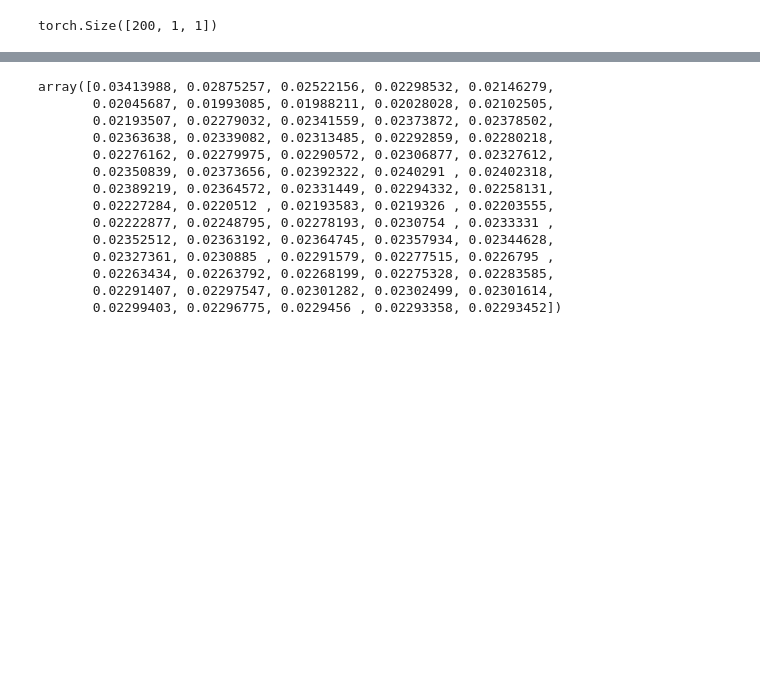
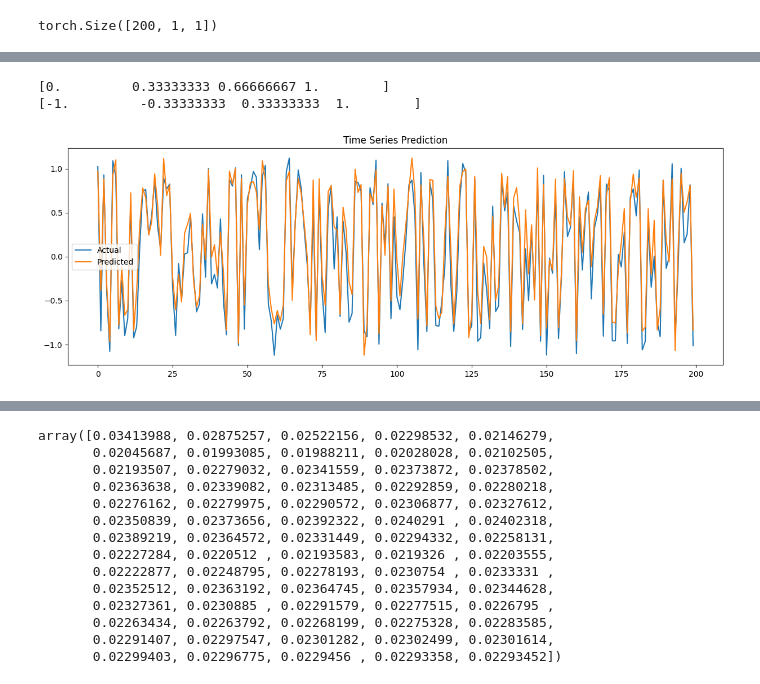
Before and after one commit to lokesMCI/QSAN_with_LSTM, a Jupyter notebook: LSTM_QSAN_Classification.ipynb, the cells around one changed output, grey strips where cells are left out. Drawn from its saved outputs; the diff is of its cells as text; code cells hidden in the pictures; blank space fills up the shorter version.

```diff
--- a/LSTM_QSAN_Classification.ipynb
+++ b/LSTM_QSAN_Classification.ipynb
@@ -380,0 +432,20 @@ train tensor([[ 0.5658],
+# %%
+import numpy as np
+
+def scale_range(arr, new_min, new_max):
+    old_min, old_max = np.min(arr), np.max(arr)
+    return ((arr - old_min) / (old_max - old_min)) * (new_max - new_min) + new_min
+
+# Example array
+arr = np.array([1.2, 2.5, 3.8, 5.1])
+
+# Scale to range [0, 1]
+scaled_arr = scale_range(arr, 0, 1)
+print(scaled_arr)
+
+# Scale to range [-1, 1]
+scaled_arr = scale_range(arr, -1, 1)
+print(scaled_arr)
+# %% [output]
+[0.         0.33333333 0.66666667 1.        ]
+[-1.         -0.33333333  0.33333333  1.        ]
@@ -380,0 +460,13 @@ train tensor([[ 0.5658],
+# %%
+
+scaled_prediction = scale_range(predictions,min(y_test),max(y_test))
+# %%
+# Plotting
+plt.figure(figsize=(15, 5))
+plt.plot(y_test, label='Actual')
+plt.plot(scaled_prediction, label='Predicted')
+plt.title('Time Series Prediction')
+plt.legend()
+plt.show()
+# %% [output]
+[figure, added]
```
Also changed, not shown: parts of 25 cells of this notebook, 2 other files.
